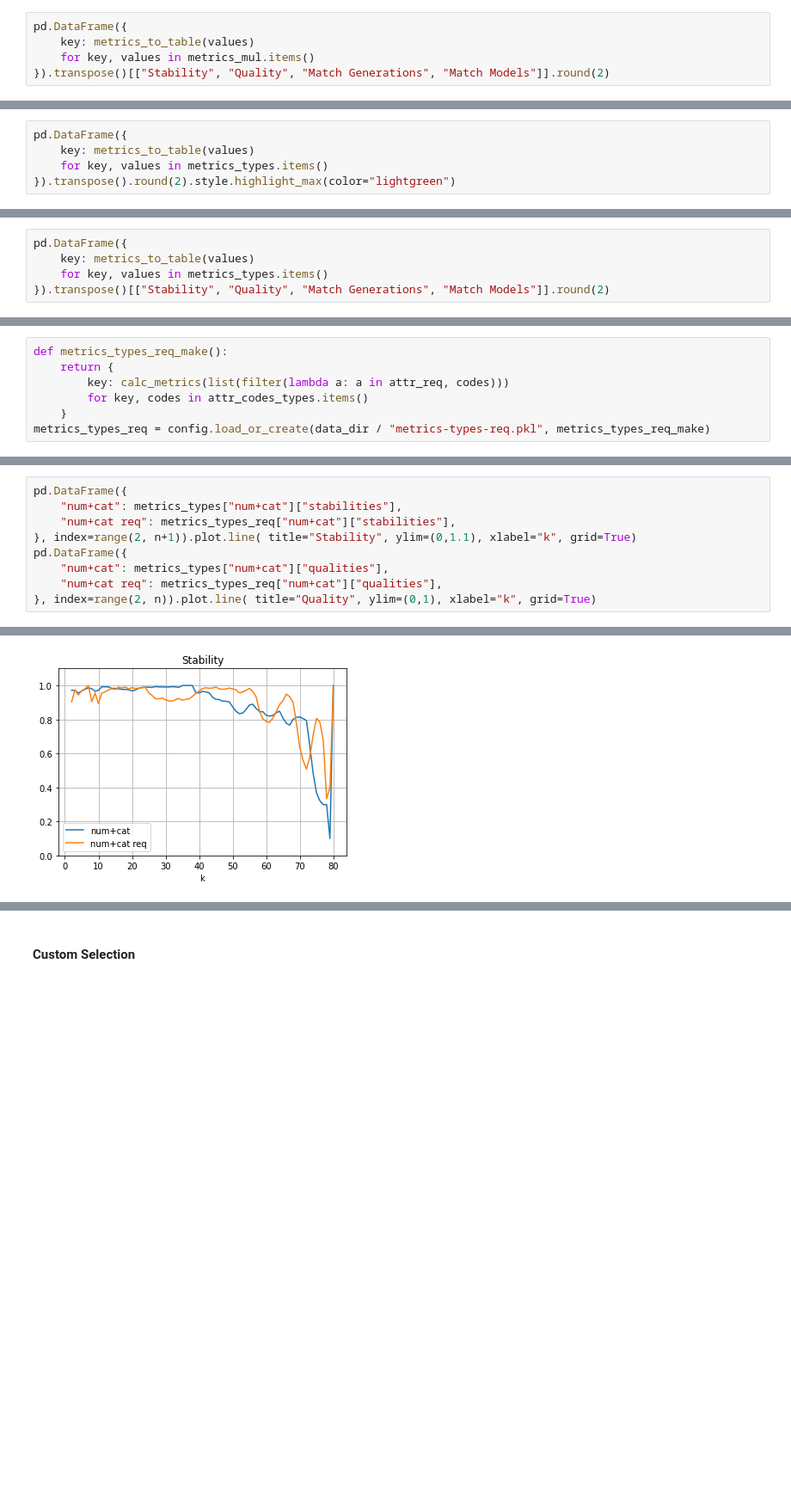
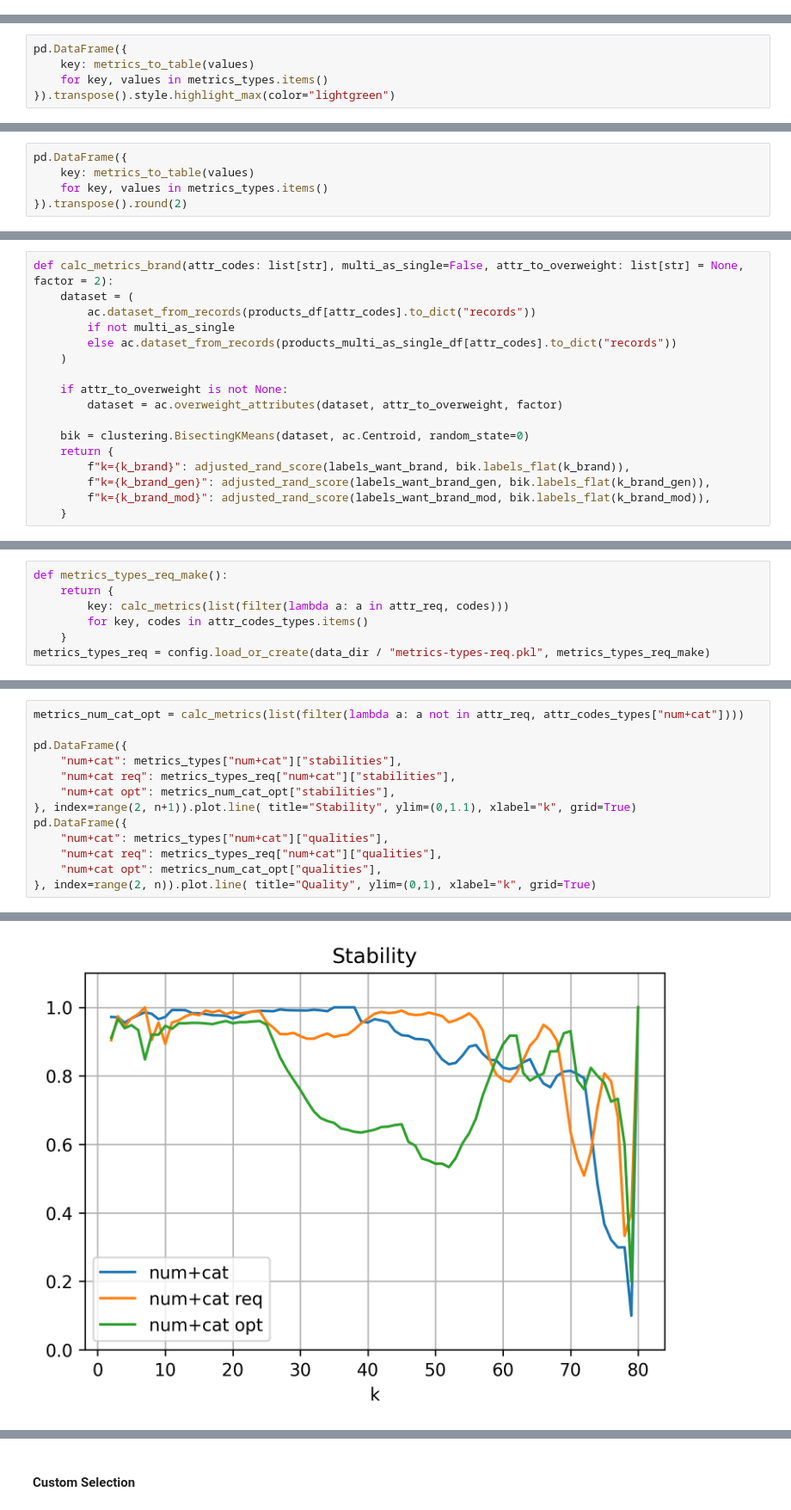
Before and after one commit to hd-code/ma-product-clustering, a Jupyter notebook: cluster-analysis/notebooks/clustering/1-cases.ipynb, the cells around one changed output, grey strips where cells are left out. Shown at 86% size. Saved outputs shown, nothing was run; the diff lists cells and outputs as text; blank space fills up the shorter version.

```diff
--- a/cluster-analysis/notebooks/clustering/1-cases.ipynb
+++ b/cluster-analysis/notebooks/clustering/1-cases.ipynb
@@ -238,5 +232,0 @@ pd.DataFrame({
-# %%
-pd.DataFrame({
-    key: metrics_to_table(values)
-    for key, values in metrics_mul.items()
-}).transpose()[["Stability", "Quality", "Match Generations", "Match Models"]].round(2)
@@ -294,5 +278,5 @@ metrics_types = config.load_or_create(data_dir / "metrics-types.pkl", metrics_ty
 pd.DataFrame({
     key: metrics_to_table(values)
     for key, values in metrics_types.items()
-}).transpose().round(2).style.highlight_max(color="lightgreen")
+}).transpose().style.highlight_max(color="lightgreen")
 # %% [output]
@@ -316,7 +300,7 @@ pd.DataFrame({
 pd.DataFrame({
     key: metrics_to_table(values)
     for key, values in metrics_types.items()
-}).transpose()[["Stability", "Quality", "Match Generations", "Match Models"]].round(2)
+}).transpose().round(2)
 # %% [output]
 |  | Stability | Quality | Match Generations | Match Models |
 | numerical | 0.85 | 0.43 | 0.15 | 0.45 |
@@ -350,0 +345,17 @@ pd.DataFrame({
+# %%
+def calc_metrics_brand(attr_codes: list[str], multi_as_single=False, attr_to_overweight: list[str] = None, factor = 2):
+    dataset = (
+        ac.dataset_from_records(products_df[attr_codes].to_dict("records"))
+        if not multi_as_single
+        else ac.dataset_from_records(products_multi_as_single_df[attr_codes].to_dict("records"))
+    )
+
+    if attr_to_overweight is not None:
+        dataset = ac.overweight_attributes(dataset, attr_to_overweight, factor)
+
+    bik = clustering.BisectingKMeans(dataset, ac.Centroid, random_state=0)
+    return {
+        f"k={k_brand}": adjusted_rand_score(labels_want_brand, bik.labels_flat(k_brand)),
+        f"k={k_brand_gen}": adjusted_rand_score(labels_want_brand_gen, bik.labels_flat(k_brand_gen)),
+        f"k={k_brand_mod}": adjusted_rand_score(labels_want_brand_mod, bik.labels_flat(k_brand_mod)),
+    }
@@ -401,12 +431,16 @@ pd.DataFrame(tmp).transpose().round(2)[["Stability", "Quality", "Match Generatio
 # %%
+metrics_num_cat_opt = calc_metrics(list(filter(lambda a: a not in attr_req, attr_codes_types["num+cat"])))
+
 pd.DataFrame({
     "num+cat": metrics_types["num+cat"]["stabilities"],
     "num+cat req": metrics_types_req["num+cat"]["stabilities"],
+    "num+cat opt": metrics_num_cat_opt["stabilities"],
 }, index=range(2, n+1)).plot.line( title="Stability", ylim=(0,1.1), xlabel="k", grid=True)
 pd.DataFrame({
     "num+cat": metrics_types["num+cat"]["qualities"],
     "num+cat req": metrics_types_req["num+cat"]["qualities"],
+    "num+cat opt": metrics_num_cat_opt["qualities"],
 }, index=range(2, n)).plot.line( title="Quality", ylim=(0,1), xlabel="k", grid=True)
 # %% [output]
 <AxesSubplot:title={'center':'Quality'}, xlabel='k'>
-[figure, old version]
+[figure, new version]
```
Also changed, not shown: parts of 54 cells of this notebook, 15 other files.
